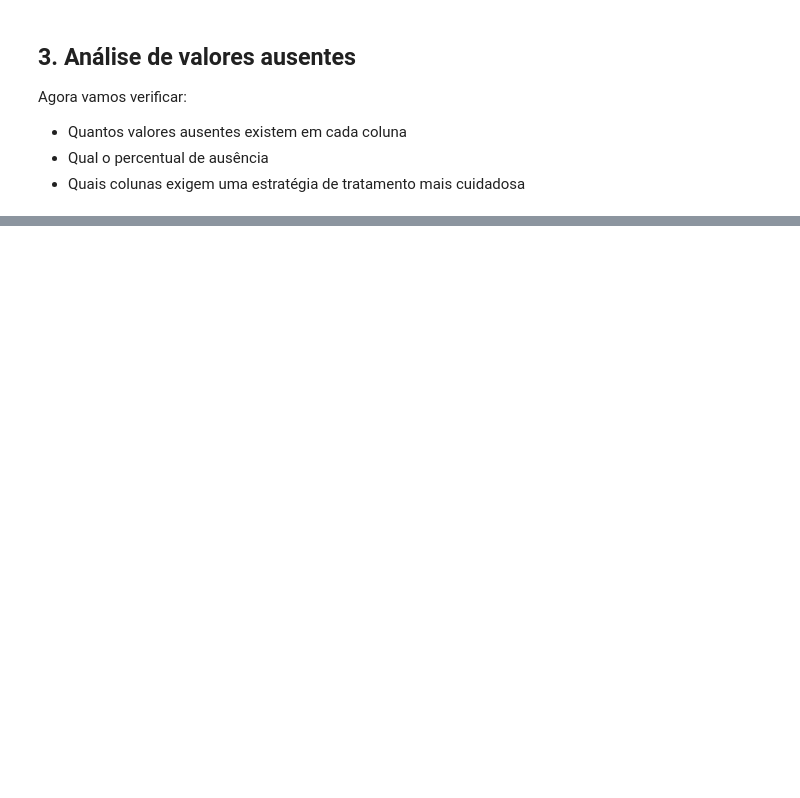
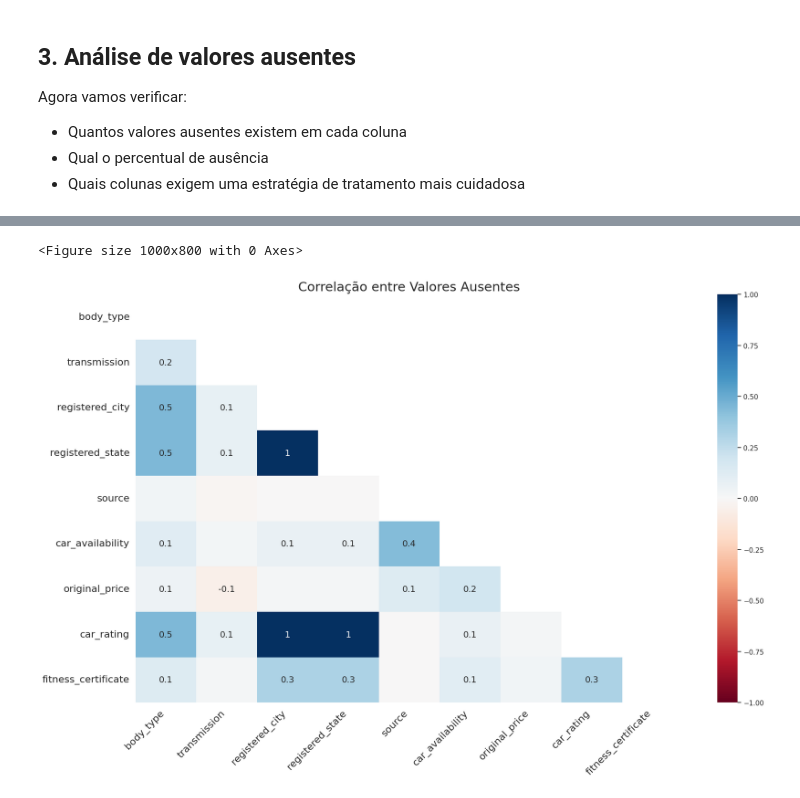
Before and after one commit to Lbragaa/TrabalhoCienciaDados_tlvzzuado, a Jupyter notebook: Reorganizando.ipynb, the cells around one changed output, grey strips where cells are left out. Drawn from its saved outputs; the diff is of its cells as text; code cells hidden in the pictures; blank space fills up the shorter version.

```diff
--- a/Reorganizando.ipynb
+++ b/Reorganizando.ipynb
@@ -125,0 +155,9 @@ display(
+# %%
+# Visualizando a correlação entre valores ausentes
+plt.figure(figsize=(10, 8))
+msno.heatmap(df)
+plt.title('Correlação entre Valores Ausentes',fontsize=21)
+plt.show()
+# %% [output]
+<Figure size 1000x800 with 0 Axes>
+[figure, added]
```
Also changed, not shown: parts of 26 cells of this notebook.
